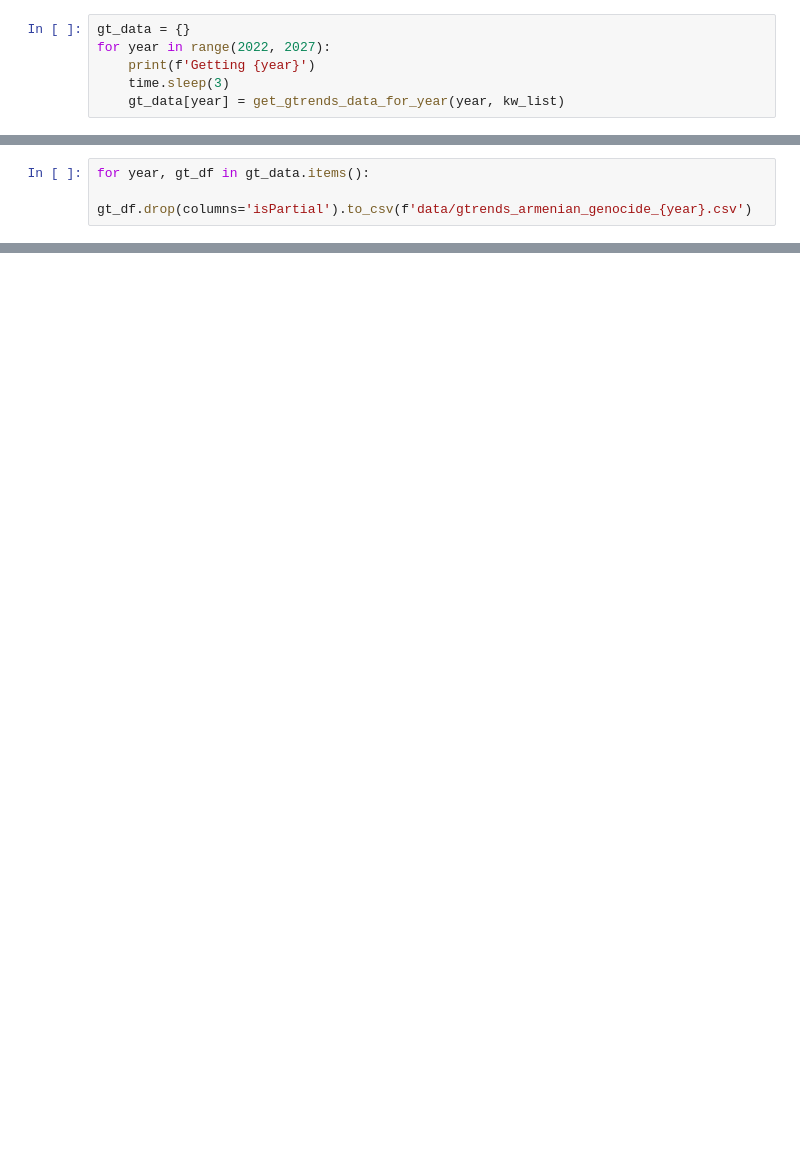
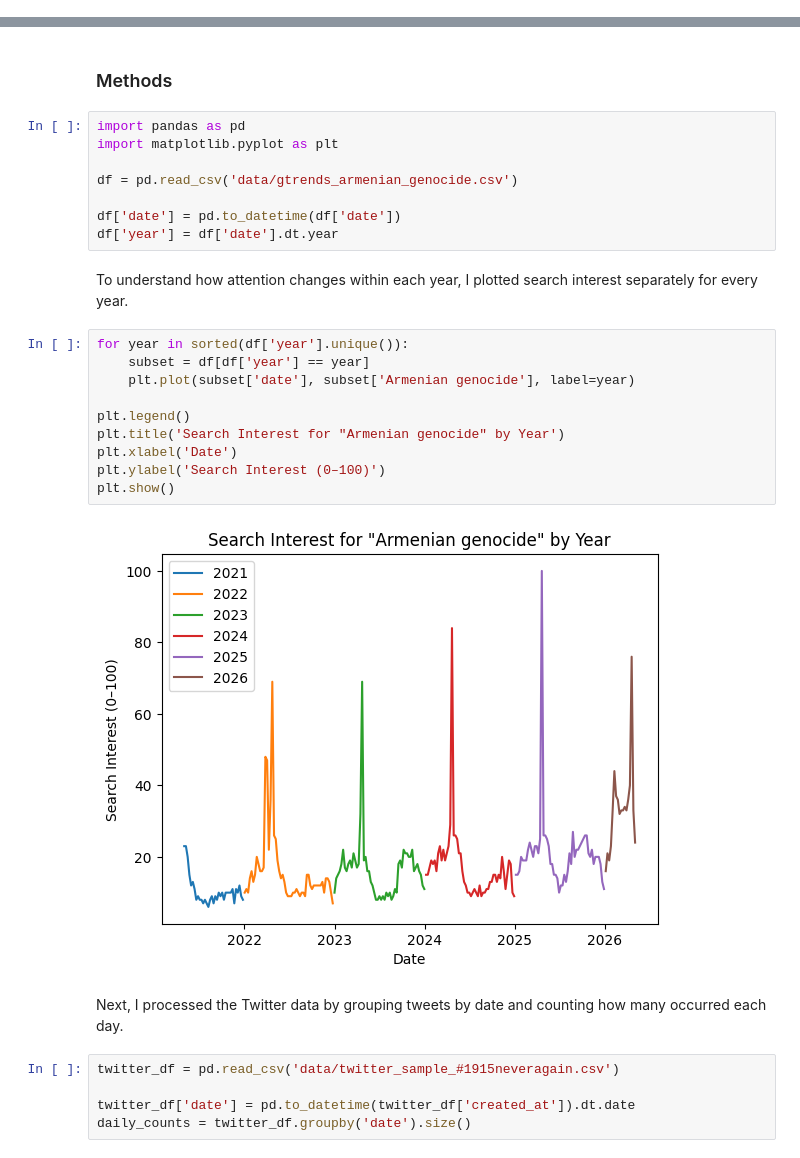
Before and after one commit to sose27/comm3180_S26_Blog, a Jupyter notebook: posts/007_DOW6/DOW6.ipynb, the cells around one changed output, grey strips where cells are left out. Cells and saved outputs as stored; diff of their text form; blank space fills up the shorter version.

```diff
--- a/posts/007_DOW6/DOW6.ipynb
+++ b/posts/007_DOW6/DOW6.ipynb
@@ -65,6 +0,0 @@ import time
-# %%
-gt_data = {}
-for year in range(2022, 2027):
-    print(f'Getting {year}')
-    time.sleep(3)
-    gt_data[year] = get_gtrends_data_for_year(year, kw_list)
@@ -77,3 +0,0 @@ Getting 2026
-# %%
-for year, gt_df in gt_data.items():
-    gt_df.drop(columns='isPartial').to_csv(f'data/gtrends_armenian_genocide_{year}.csv')
@@ -101,0 +42,31 @@ trends
+# %% [markdown]
+### Methods
+# %%
+import pandas as pd
+import matplotlib.pyplot as plt
+
+df = pd.read_csv('data/gtrends_armenian_genocide.csv')
+
+df['date'] = pd.to_datetime(df['date'])
+df['year'] = df['date'].dt.year
+# %% [markdown]
+To understand how attention changes within each year, I plotted search interest separately for every year.
+# %%
+for year in sorted(df['year'].unique()):
+    subset = df[df['year'] == year]
+    plt.plot(subset['date'], subset['Armenian genocide'], label=year)
+
+plt.legend()
+plt.title('Search Interest for "Armenian genocide" by Year')
+plt.xlabel('Date')
+plt.ylabel('Search Interest (0–100)')
+plt.show()
+# %% [output]
+[figure, added]
+# %% [markdown]
+Next, I processed the Twitter data by grouping tweets by date and counting how many occurred each day.
+# %%
+twitter_df = pd.read_csv('data/twitter_sample_#1915neveragain.csv')
+
+twitter_df['date'] = pd.to_datetime(twitter_df['created_at']).dt.date
+daily_counts = twitter_df.groupby('date').size()
```
Also changed, not shown: parts of 30 cells of this notebook, 7 other files.
